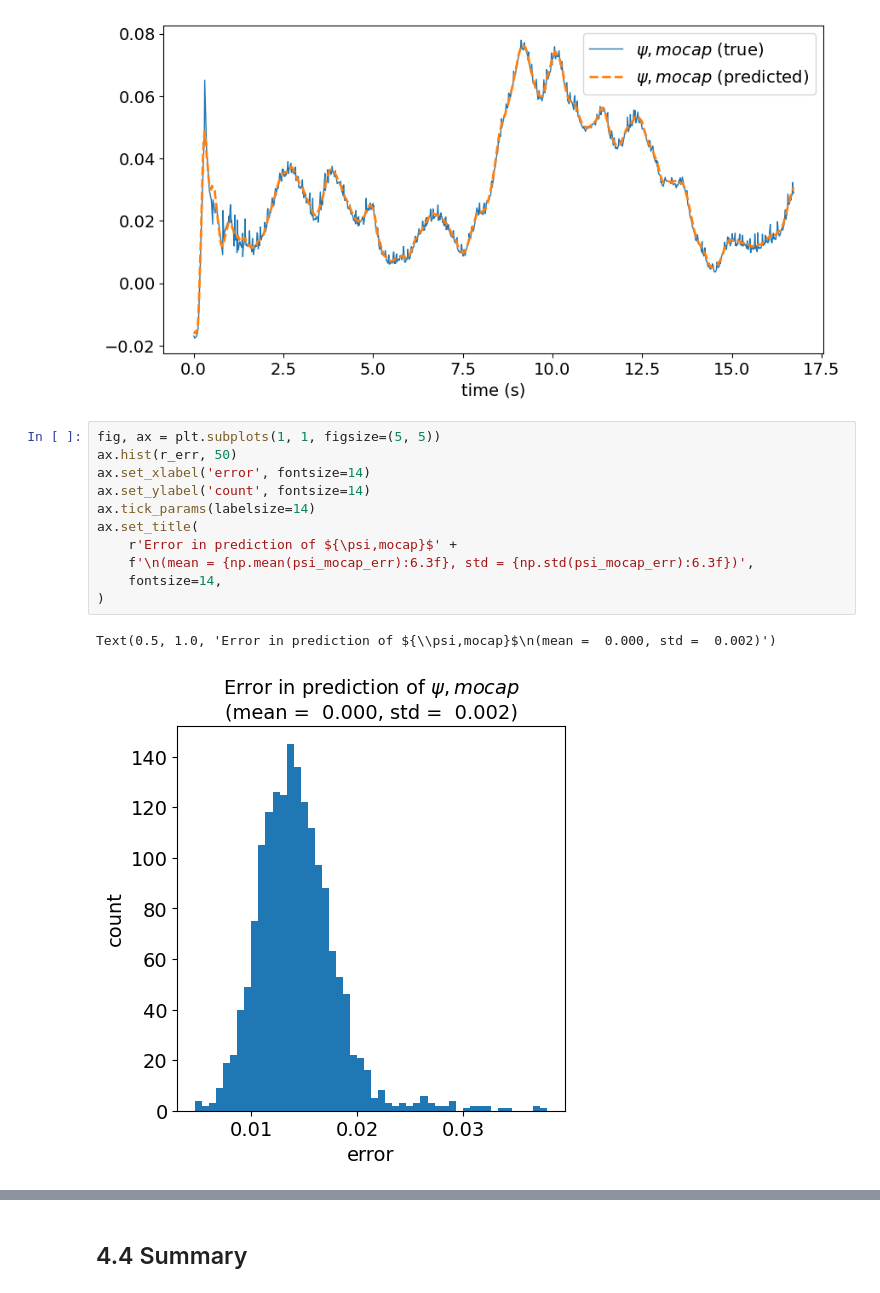
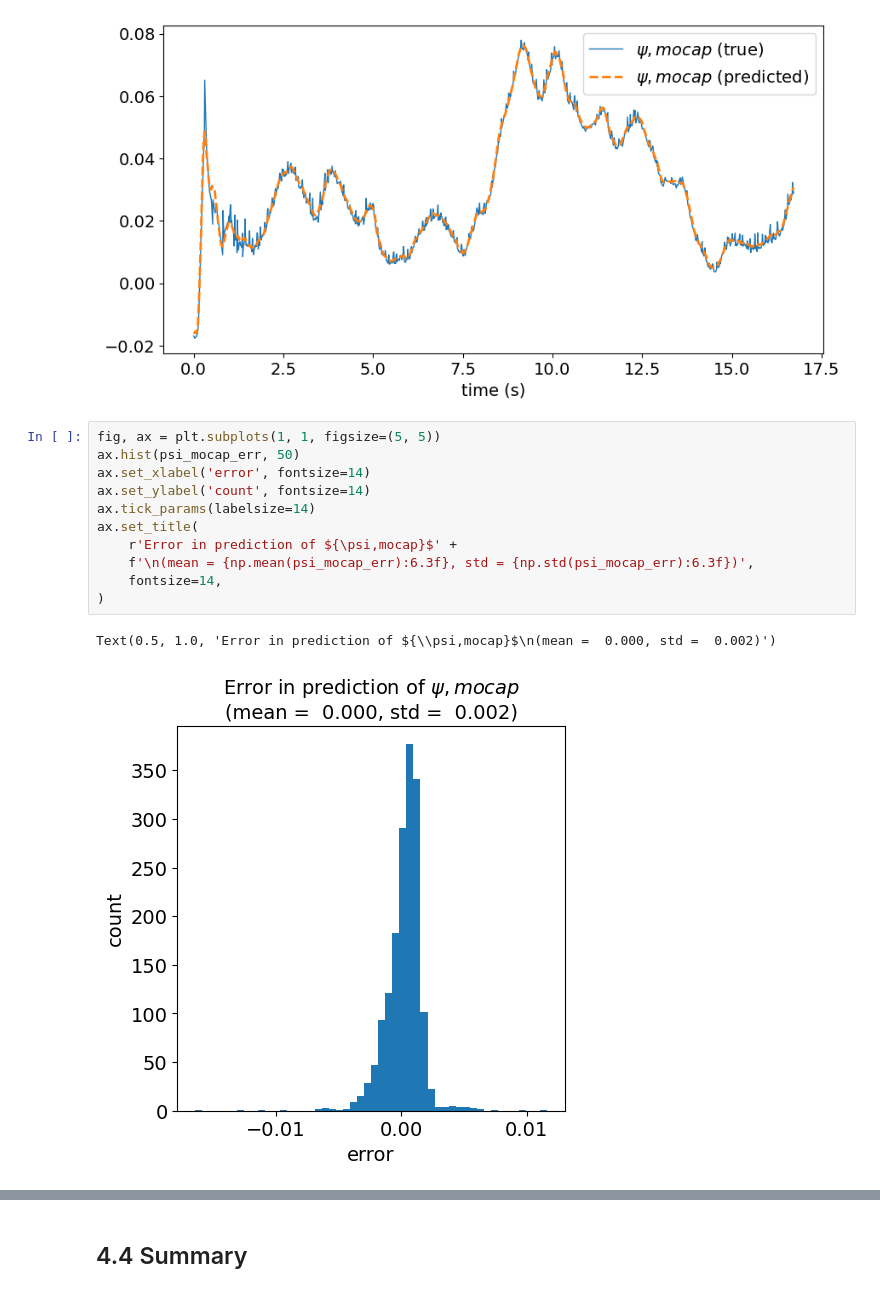
Before and after one commit to Chairless-maybe/crazyflie-client, a Jupyter notebook: lab09/01_analysis.ipynb, the cells around one changed output, grey strips where cells are left out. Drawn from its saved outputs; the diff is of its cells as text.

```diff
--- a/lab09/01_analysis.ipynb
+++ b/lab09/01_analysis.ipynb
@@ -863,16 +863,16 @@ Text(0.5, 0, 'time (s)')
 [figure]
 # %%
 fig, ax = plt.subplots(1, 1, figsize=(5, 5))
-ax.hist(r_err, 50)
+ax.hist(psi_mocap_err, 50)
 ax.set_xlabel('error', fontsize=14)
 ax.set_ylabel('count', fontsize=14)
 ax.tick_params(labelsize=14)
 ax.set_title(
     r'Error in prediction of ${\psi,mocap}$' +
     f'\n(mean = {np.mean(psi_mocap_err):6.3f}, std = {np.std(psi_mocap_err):6.3f})',
     fontsize=14,
 )
 # %% [output]
 Text(0.5, 1.0, 'Error in prediction of ${\\psi,mocap}$\n(mean =  0.000, std =  0.002)')
-[figure, old version]
+[figure, new version]
 # %% [markdown]
```
Also changed, not shown: parts of 17 cells of this notebook.
